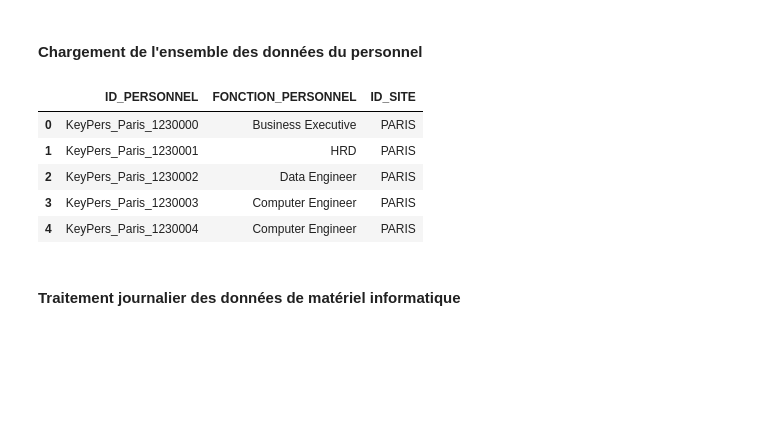
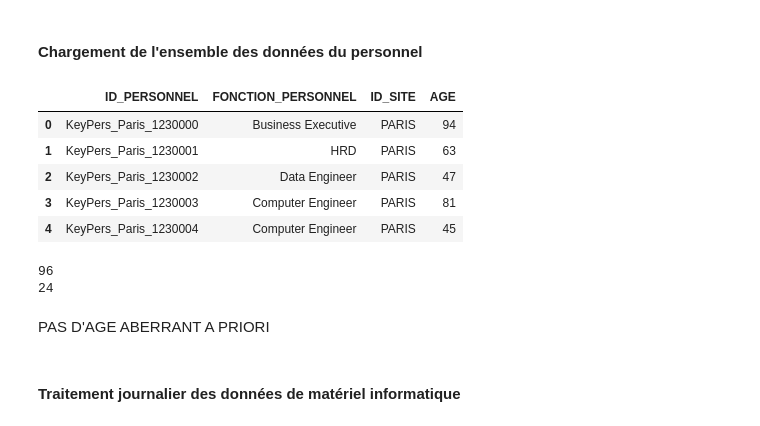
Before and after one commit to etiennevzn/GHG-inventory, a Jupyter notebook: ETL.ipynb, the cells around one changed output. Cells and saved outputs as stored; diff of their text form; code cells hidden in the pictures; blank space fills up the shorter version.

```diff
--- a/ETL.ipynb
+++ b/ETL.ipynb
@@ -185,18 +185,57 @@ def extract_personnel():
     personnel_df = pd.concat(personnel_dfs)
 
     # On sélectionne uniquement les colonnes nécessaires
-    personnel_final_df = personnel_df[['ID_PERSONNEL','FONCTION_PERSONNEL', 'ID_SITE']]
+    personnel_final_df = personnel_df[['ID_PERSONNEL','FONCTION_PERSONNEL', 'ID_SITE', 'DT_NAISS']]
     return personnel_final_df
+
+def calcul_age(date_naissance, date_reference=None):
+    if date_reference is None:
+        date_reference = date.today()
+    age = date_reference.year - date_naissance.year
+    # Retire 1 an si l'anniversaire n'est pas encore passé
+    if (date_reference.month, date_reference.day) < (date_naissance.month, date_naissance.day):
+        age -= 1
+    return age
+
+def convertir_age_personnel(df_personnel, date_reference=None, timezone="UTC"):
+
+    if date_reference is None:
+        date_reference = date.today()
+
+    df = df_personnel.copy()
+
+    # Conversion au fuseau horaire général
+    df["DT_NAISS"] = pd.to_datetime(df["DT_NAISS"], utc=True).dt.tz_convert(timezone)
+
+
+    df["AGE"] = df["DT_NAISS"].apply(calcul_age)
+
+    # Suppression de DT_NAISS
+    df = df.drop(columns=["DT_NAISS"])
+
+    return df
 # %%
 personnel_df = extract_personnel()
+personnel_df = convertir_age_personnel(personnel_df, date_reference=date(2026, 9, 30))
 personnel_df.head()
 # %% [output]
-|  | ID_PERSONNEL | FONCTION_PERSONNEL | ID_SITE |
-| 0 | KeyPers_Paris_1230000 | Business Executive | PARIS |
-| 1 | KeyPers_Paris_1230001 | HRD | PARIS |
-| 2 | KeyPers_Paris_1230002 | Data Engineer | PARIS |
-| 3 | KeyPers_Paris_1230003 | Computer Engineer | PARIS |
-| 4 | KeyPers_Paris_1230004 | Computer Engineer | PARIS |
+|  | ID_PERSONNEL | FONCTION_PERSONNEL | ID_SITE | AGE |
+| 0 | KeyPers_Paris_1230000 | Business Executive | PARIS | 94 |
+| 1 | KeyPers_Paris_1230001 | HRD | PARIS | 63 |
+| 2 | KeyPers_Paris_1230002 | Data Engineer | PARIS | 47 |
+| 3 | KeyPers_Paris_1230003 | Computer Engineer | PARIS | 81 |
+| 4 | KeyPers_Paris_1230004 | Computer Engineer | PARIS | 45 |
+# %%
+age_max = personnel_df["AGE"].max()
+age_min = personnel_df["AGE"].min()
+
+print(age_max)
+print(age_min)
+# %% [output]
+96
+24
+# %% [markdown]
+PAS D'AGE ABERRANT A PRIORI
 # %% [markdown]
 #### Traitement journalier des données de matériel informatique
 # %%
```
Also changed, not shown: parts of 10 cells of this notebook, 3 other files.
